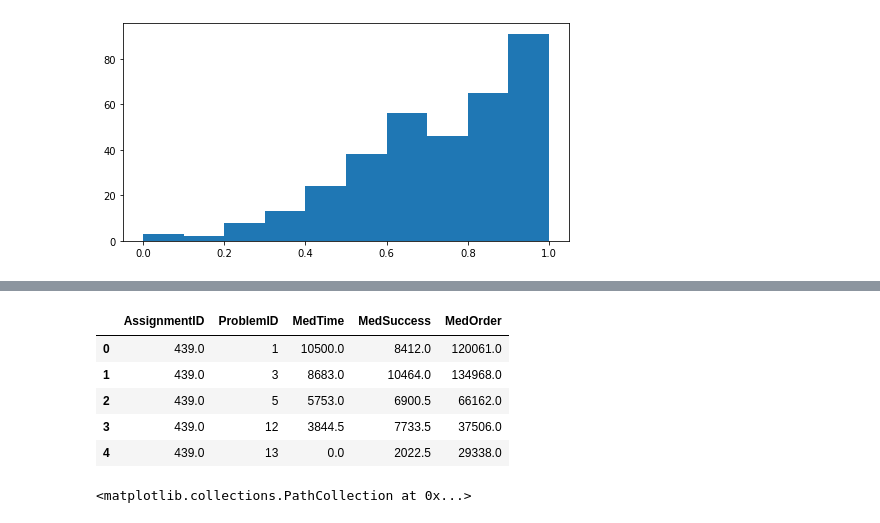
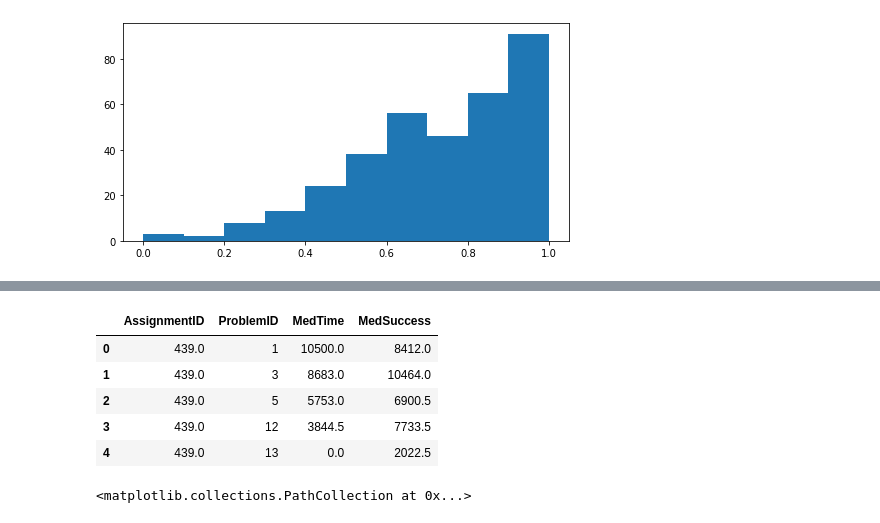
Before and after one commit to YangAzure/CSEDMDataChallenge, a Jupyter notebook: preprocess.ipynb, the cells around one changed output, grey strips where cells are left out. Cells and saved outputs as stored; diff of their text form; code cells hidden in the pictures.

Commit message:
Added metadata, fixed Order

```diff
--- a/preprocess.ipynb
+++ b/preprocess.ipynb
@@ -88,6 +116,7 @@ plt.bar(range(0, len(students_per_problem)), students_per_problem, color=colors)
+# %%
+runs = main_table_filtered[main_table_filtered[PS2.EventType] == 'Run.Program'].copy()
+runs['TimeInt'] = pd.to_datetime(runs[PS2.ServerTimestamp]).apply(lambda x: x.value)
 # %%
-runs = main_table_filtered[main_table_filtered[PS2.EventType] == 'Run.Program']
-
 def get_attempts(rows):
     scores = rows[PS2.Score]
     # If they scored 1, we return the first time they did so
@@ -211,23 +255,20 @@ plt.hist(student_scores.groupby(PS2.SubjectID)['Label'].mean())
 # %%
-runs_time = runs.copy()
-problem_orders = runs.groupby([PS2.AssignmentID, PS2.ProblemID])[PS2.Order].median()
-runs_time['TimeInt'] = pd.to_datetime(runs_time[PS2.ServerTimestamp]).apply(lambda x: x.value)
-problem_times = runs_time.groupby([PS2.AssignmentID, PS2.ProblemID])['TimeInt'].median()
+problem_times = runs.groupby([PS2.AssignmentID, PS2.ProblemID])['TimeInt'].median()
 start_time = min(problem_times)
 problem_times = (problem_times - start_time) / 10**9
 
-problem_successes = runs_time[runs_time[PS2.Score] == 1].groupby([PS2.AssignmentID, PS2.ProblemID])['TimeInt'].median()
+problem_successes = runs[runs[PS2.Score] == 1].groupby([PS2.AssignmentID, PS2.ProblemID])['TimeInt'].median()
 problem_successes = (problem_successes - start_time) / 10**9
 # %%
-problem_stats = problem_times.to_frame('MedTime').join(problem_successes.to_frame('MedSuccess')).join(problem_orders.to_frame('MedOrder')).reset_index()
+problem_stats = problem_times.to_frame('MedTime').join(problem_successes.to_frame('MedSuccess')).reset_index()
 problem_stats.head()
 # %% [output]
-|  | AssignmentID | ProblemID | MedTime | MedSuccess | MedOrder |
-| 0 | 439.0 | 1 | 10500.0 | 8412.0 | 120061.0 |
-| 1 | 439.0 | 3 | 8683.0 | 10464.0 | 134968.0 |
-| 2 | 439.0 | 5 | 5753.0 | 6900.5 | 66162.0 |
-| 3 | 439.0 | 12 | 3844.5 | 7733.5 | 37506.0 |
-| 4 | 439.0 | 13 | 0.0 | 2022.5 | 29338.0 |
+|  | AssignmentID | ProblemID | MedTime | MedSuccess |
+| 0 | 439.0 | 1 | 10500.0 | 8412.0 |
+| 1 | 439.0 | 3 | 8683.0 | 10464.0 |
+| 2 | 439.0 | 5 | 5753.0 | 6900.5 |
+| 3 | 439.0 | 12 | 3844.5 | 7733.5 |
+| 4 | 439.0 | 13 | 0.0 | 2022.5 |
 # %%
 y = range(0, len(problem_stats.index))
 problem_stats.sort_values('MedTime', inplace=True)
```
Also changed, not shown: parts of 26 cells of this notebook, 3 other files.
